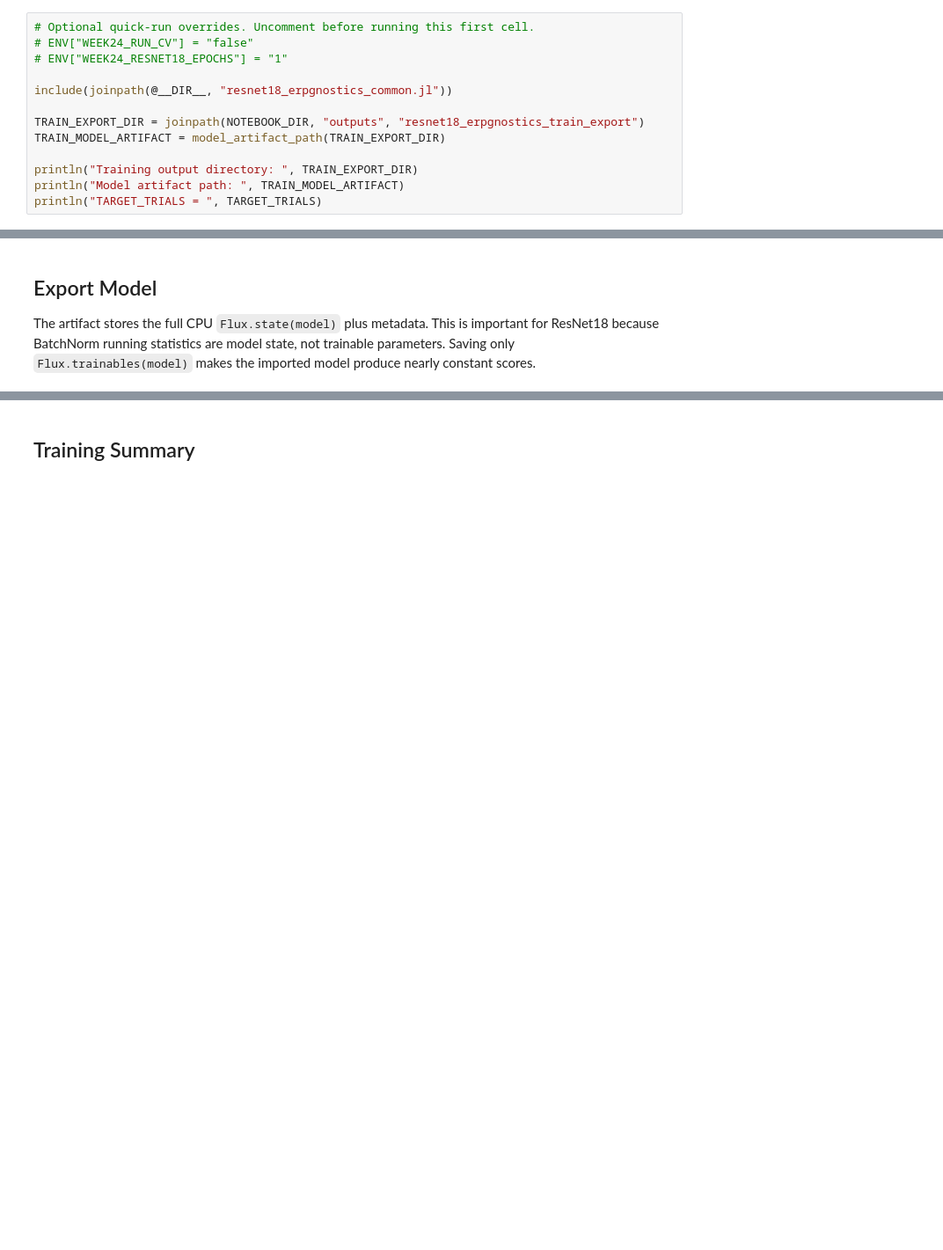
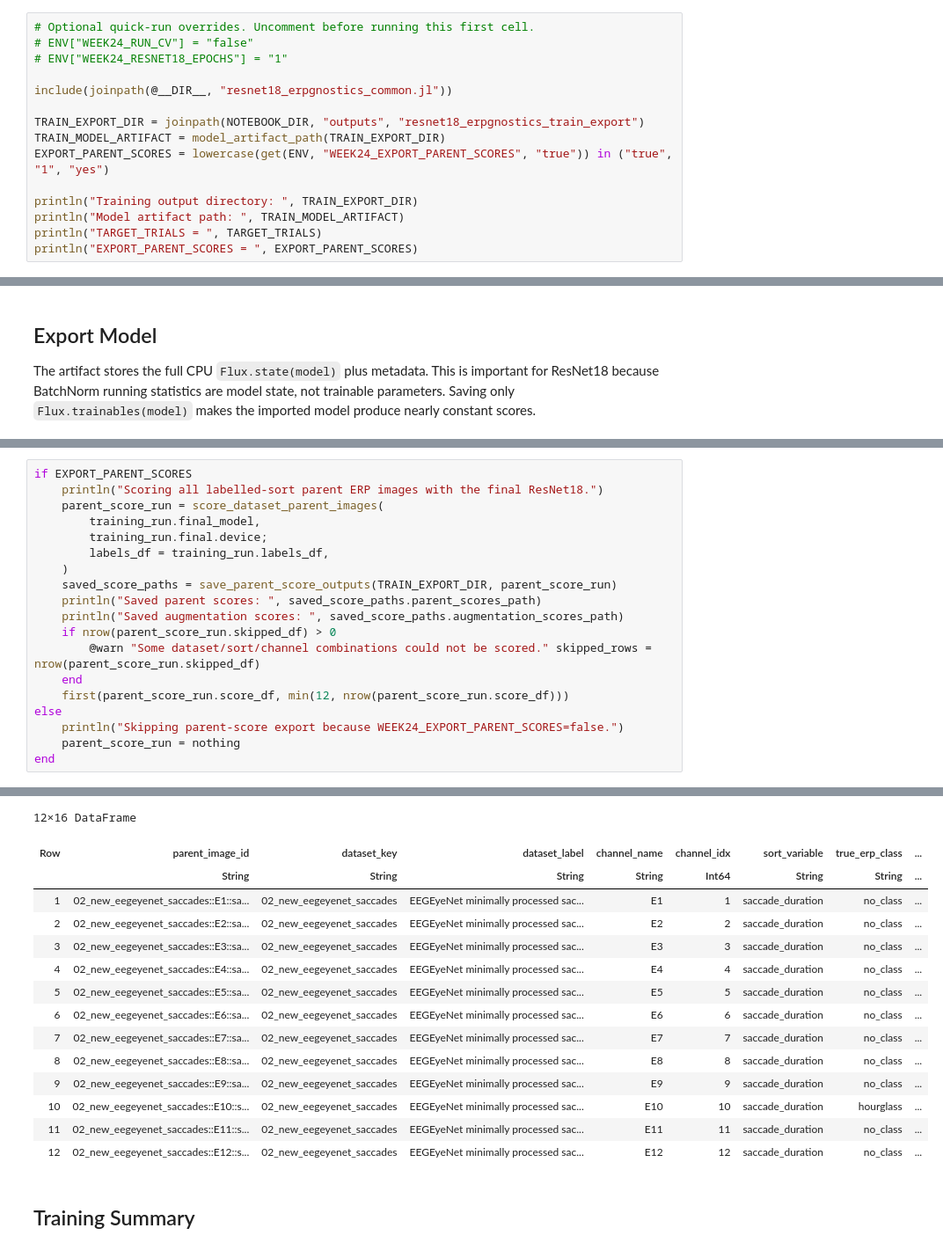
Before and after one commit to s-ccs/2025_BSc_ERPgnostics, a Jupyter notebook: notebooks/week_24/resnet18_erpgnostics_train_export.ipynb, the cells around one changed output, grey strips where cells are left out. Shown at 88% size. Cells and saved outputs as stored; diff of their text form; blank space fills up the shorter version.

```diff
--- a/notebooks/week_24/resnet18_erpgnostics_train_export.ipynb
+++ b/notebooks/week_24/resnet18_erpgnostics_train_export.ipynb
@@ -14,10 +14,12 @@ include(joinpath(@__DIR__, "resnet18_erpgnostics_common.jl"))
 
 TRAIN_EXPORT_DIR = joinpath(NOTEBOOK_DIR, "outputs", "resnet18_erpgnostics_train_export")
 TRAIN_MODEL_ARTIFACT = model_artifact_path(TRAIN_EXPORT_DIR)
+EXPORT_PARENT_SCORES = lowercase(get(ENV, "WEEK24_EXPORT_PARENT_SCORES", "true")) in ("true", "1", "yes")
 
 println("Training output directory: ", TRAIN_EXPORT_DIR)
 println("Model artifact path: ", TRAIN_MODEL_ARTIFACT)
 println("TARGET_TRIALS = ", TARGET_TRIALS)
+println("EXPORT_PARENT_SCORES = ", EXPORT_PARENT_SCORES)
 # %% [output]
 REPO_ROOT = /home/benjamin/Dokumente/BA2/
 DATASETS_ROOT = /home/benjamin/Dokumente/BA2/datasets
@@ -107,0 +120,20 @@ Saved model artifact: /home/benjamin/Dokumente/BA2/notebooks/week_24/outputs/res
+# %%
+if EXPORT_PARENT_SCORES
+    println("Scoring all labelled-sort parent ERP images with the final ResNet18.")
+    parent_score_run = score_dataset_parent_images(
+        training_run.final_model,
+        training_run.final.device;
+        labels_df = training_run.labels_df,
+    )
+    saved_score_paths = save_parent_score_outputs(TRAIN_EXPORT_DIR, parent_score_run)
+    println("Saved parent scores: ", saved_score_paths.parent_scores_path)
+    println("Saved augmentation scores: ", saved_score_paths.augmentation_scores_path)
+    if nrow(parent_score_run.skipped_df) > 0
+        @warn "Some dataset/sort/channel combinations could not be scored." skipped_rows = nrow(parent_score_run.skipped_df)
+    end
+    first(parent_score_run.score_df, min(12, nrow(parent_score_run.score_df)))
+else
+    println("Skipping parent-score export because WEEK24_EXPORT_PARENT_SCORES=false.")
+    parent_score_run = nothing
+end
+# %% [output]
@@ -108,3 +143,18 @@ Saved model artifact: /home/benjamin/Dokumente/BA2/notebooks/week_24/outputs/res
+12×16 DataFrame
+| Row | parent_image_id | dataset_key | dataset_label | channel_name | channel_idx | sort_variable | true_erp_class | ... |
+|  | String | String | String | String | Int64 | String | String | ... |
+| 1 | 02_new_eegeyenet_saccades::E1::sa... | 02_new_eegeyenet_saccades | EEGEyeNet minimally processed sac... | E1 | 1 | saccade_duration | no_class | ... |
+| 2 | 02_new_eegeyenet_saccades::E2::sa... | 02_new_eegeyenet_saccades | EEGEyeNet minimally processed sac... | E2 | 2 | saccade_duration | no_class | ... |
+| 3 | 02_new_eegeyenet_saccades::E3::sa... | 02_new_eegeyenet_saccades | EEGEyeNet minimally processed sac... | E3 | 3 | saccade_duration | no_class | ... |
+| 4 | 02_new_eegeyenet_saccades::E4::sa... | 02_new_eegeyenet_saccades | EEGEyeNet minimally processed sac... | E4 | 4 | saccade_duration | no_class | ... |
+| 5 | 02_new_eegeyenet_saccades::E5::sa... | 02_new_eegeyenet_saccades | EEGEyeNet minimally processed sac... | E5 | 5 | saccade_duration | no_class | ... |
+| 6 | 02_new_eegeyenet_saccades::E6::sa... | 02_new_eegeyenet_saccades | EEGEyeNet minimally processed sac... | E6 | 6 | saccade_duration | no_class | ... |
+| 7 | 02_new_eegeyenet_saccades::E7::sa... | 02_new_eegeyenet_saccades | EEGEyeNet minimally processed sac... | E7 | 7 | saccade_duration | no_class | ... |
+| 8 | 02_new_eegeyenet_saccades::E8::sa... | 02_new_eegeyenet_saccades | EEGEyeNet minimally processed sac... | E8 | 8 | saccade_duration | no_class | ... |
+| 9 | 02_new_eegeyenet_saccades::E9::sa... | 02_new_eegeyenet_saccades | EEGEyeNet minimally processed sac... | E9 | 9 | saccade_duration | no_class | ... |
+| 10 | 02_new_eegeyenet_saccades::E10::s... | 02_new_eegeyenet_saccades | EEGEyeNet minimally processed sac... | E10 | 10 | saccade_duration | hourglass | ... |
+| 11 | 02_new_eegeyenet_saccades::E11::s... | 02_new_eegeyenet_saccades | EEGEyeNet minimally processed sac... | E11 | 11 | saccade_duration | no_class | ... |
+| 12 | 02_new_eegeyenet_saccades::E12::s... | 02_new_eegeyenet_saccades | EEGEyeNet minimally processed sac... | E12 | 12 | saccade_duration | no_class | ... |
 # %% [markdown]
 ## Training Summary
 # %%
```
Also changed, not shown: parts of 6 cells of this notebook, 12 other files.
